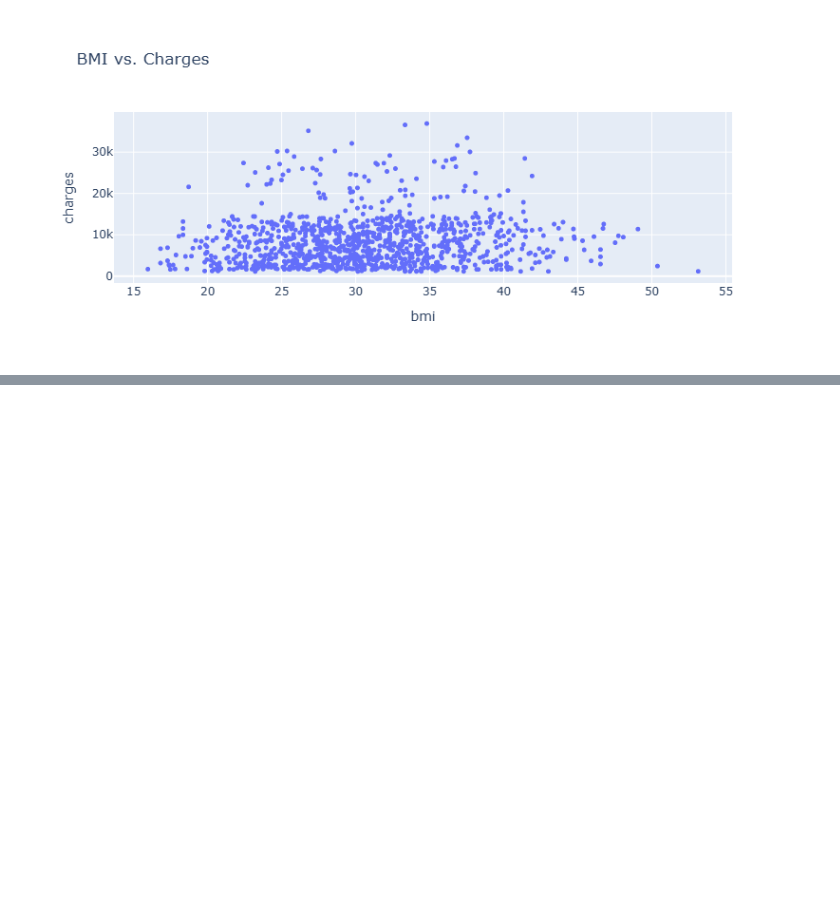
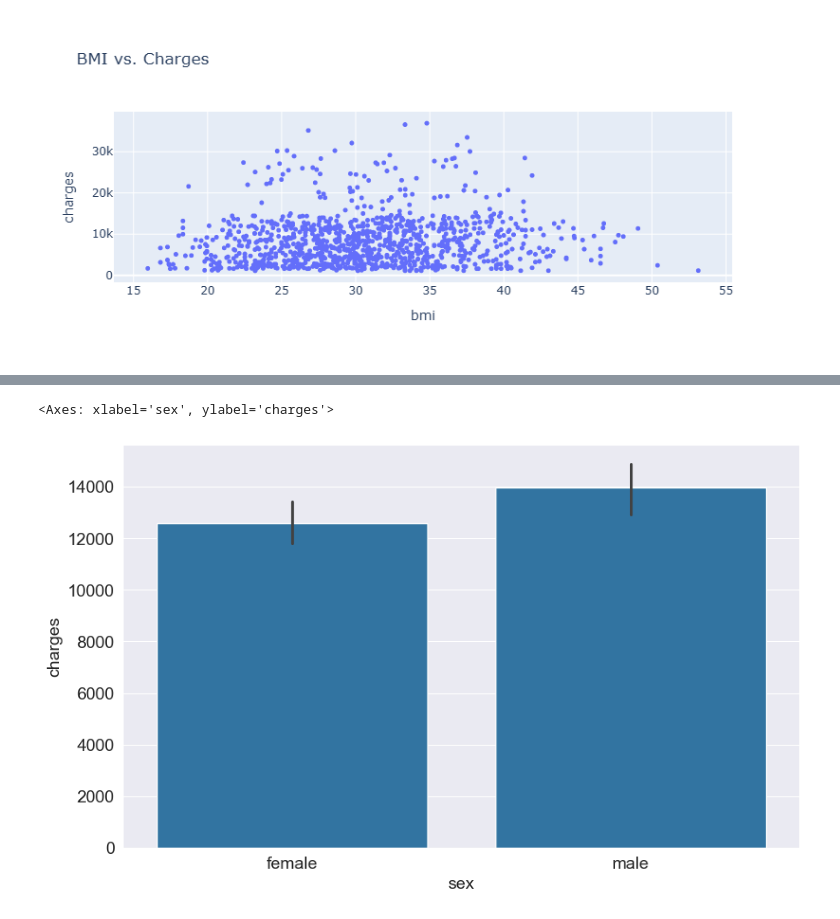
Before and after one commit to John-Fadipe/Machine_Learning_with_Python_and_Scikit_Learn, a Jupyter notebook: Linear Regression with Scikit Learn - Machine Learning with Python.ipynb, the cells around one changed output, grey strips where cells are left out. Cells and saved outputs as stored; diff of their text form; code cells hidden in the pictures; blank space fills up the shorter version.

```diff
--- a/Linear Regression with Scikit Learn - Machine Learning with Python.ipynb
+++ b/Linear Regression with Scikit Learn - Machine Learning with Python.ipynb
@@ -662,0 +703,4 @@ fig.show()
+# %%
+smoker_codes = {"no": 0, "yes": 1}
+medical_df["smoker_codes"] = medical_df.smoker.map(smoker_codes)
+medical_df
@@ -662,0 +738,5 @@ fig.show()
+# %%
+sns.barplot(medical_df, x = "sex", y = "charges")
+# %% [output]
+<Axes: xlabel='sex', ylabel='charges'>
+[figure, added]
```
Also changed, not shown: parts of 28 cells of this notebook.
